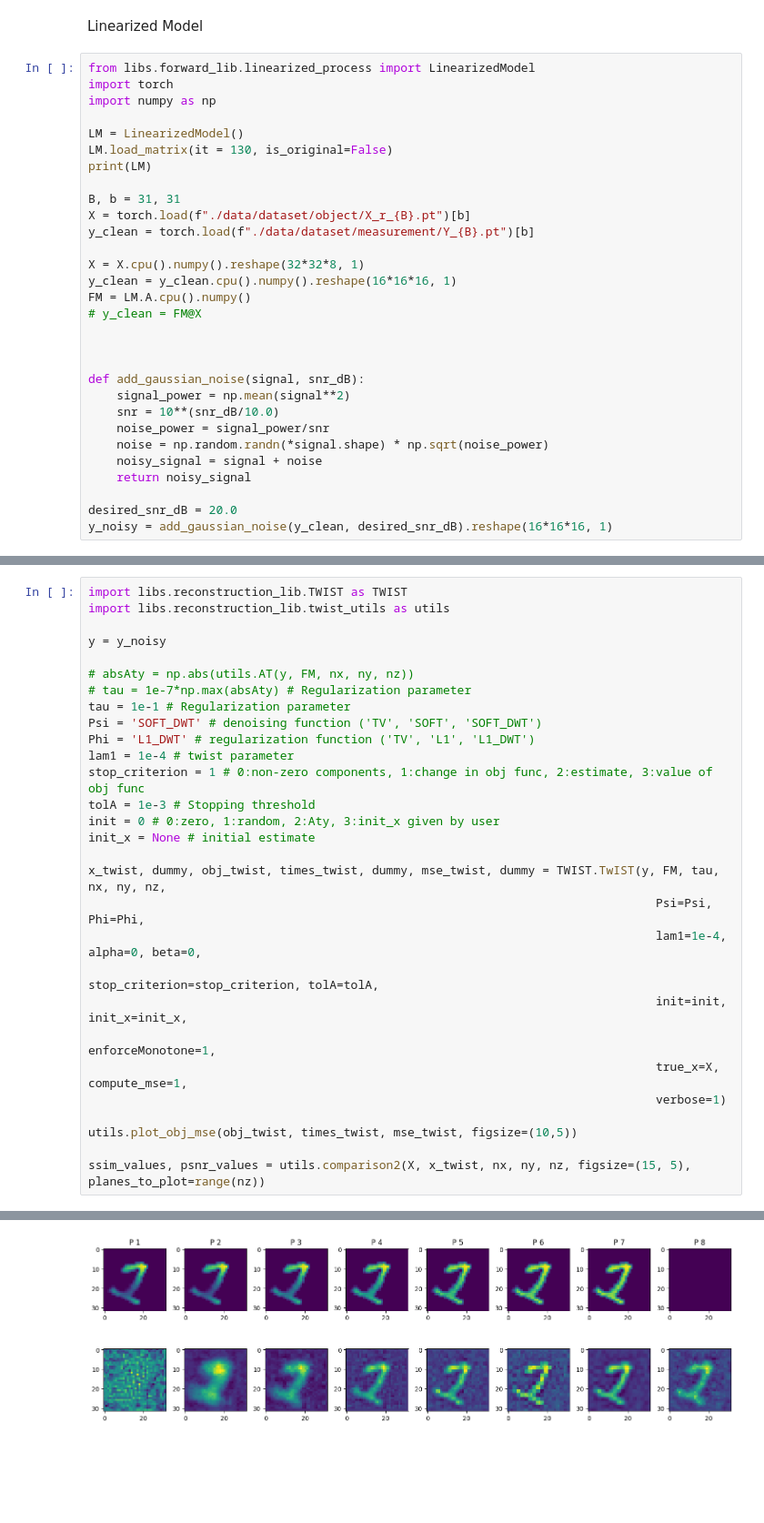
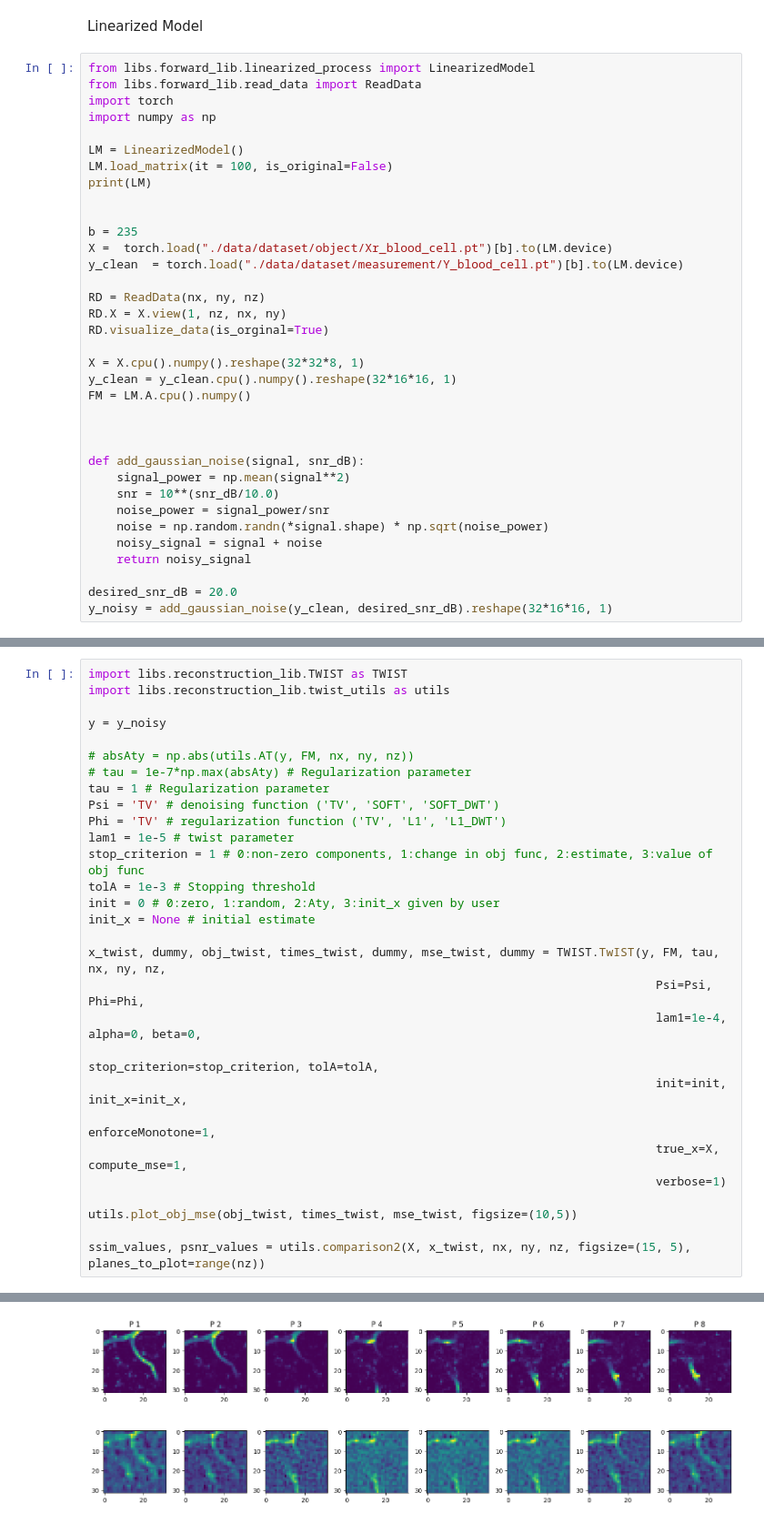
Before and after one commit to sanjith1999/FRIS, a Jupyter notebook: twist_demo.ipynb, the cells around one changed output, grey strips where cells are left out. Shown at 91% size. Drawn from its saved outputs; the diff is of its cells as text; blank space fills up the shorter version.

```diff
--- a/twist_demo.ipynb
+++ b/twist_demo.ipynb
@@ -8,21 +8,26 @@ dd_factor               = 2                             # Detector Downsampling
 Linearized Model
 # %%
 from libs.forward_lib.linearized_process import LinearizedModel
+from libs.forward_lib.read_data import ReadData
 import torch
 import numpy as np
 
 LM = LinearizedModel()
-LM.load_matrix(it = 130, is_original=False)
+LM.load_matrix(it = 100, is_original=False)
 print(LM)
 
-B, b = 31, 31
-X = torch.load(f"./data/dataset/object/X_r_{B}.pt")[b]
-y_clean = torch.load(f"./data/dataset/measurement/Y_{B}.pt")[b]
+
+b = 235
+X =  torch.load("./data/dataset/object/Xr_blood_cell.pt")[b].to(LM.device)
+y_clean  = torch.load("./data/dataset/measurement/Y_blood_cell.pt")[b].to(LM.device)
+
+RD = ReadData(nx, ny, nz)
+RD.X = X.view(1, nz, nx, ny)
+RD.visualize_data(is_orginal=True)
 
 X = X.cpu().numpy().reshape(32*32*8, 1)
-y_clean = y_clean.cpu().numpy().reshape(16*16*16, 1)
+y_clean = y_clean.cpu().numpy().reshape(32*16*16, 1)
 FM = LM.A.cpu().numpy()
-# y_clean = FM@X
 
 
 
@@ -35,7 +40,7 @@ def add_gaussian_noise(signal, snr_dB):
     return noisy_signal
 
 desired_snr_dB = 20.0
-y_noisy = add_gaussian_noise(y_clean, desired_snr_dB).reshape(16*16*16, 1)
+y_noisy = add_gaussian_noise(y_clean, desired_snr_dB).reshape(32*16*16, 1)
 # %% [output]
 Linearized Model Specifications
 ----------------------------------------------
@@ -74,10 +70,10 @@ y = y_noisy
 
 # absAty = np.abs(utils.AT(y, FM, nx, ny, nz))
 # tau = 1e-7*np.max(absAty) # Regularization parameter
-tau = 1e-1 # Regularization parameter
-Psi = 'SOFT_DWT' # denoising function ('TV', 'SOFT', 'SOFT_DWT')
-Phi = 'L1_DWT' # regularization function ('TV', 'L1', 'L1_DWT')
-lam1 = 1e-4 # twist parameter
+tau = 1 # Regularization parameter
+Psi = 'TV' # denoising function ('TV', 'SOFT', 'SOFT_DWT')
+Phi = 'TV' # regularization function ('TV', 'L1', 'L1_DWT')
+lam1 = 1e-5 # twist parameter
 stop_criterion = 1 # 0:non-zero components, 1:change in obj func, 2:estimate, 3:value of obj func
 tolA = 1e-3 # Stopping threshold
 init = 0 # 0:zero, 1:random, 2:Aty, 3:init_x given by user
@@ -119 +115 @@ MSE Loss: 5.9077e-03
-[figure, old version]
+[figure, new version]
```
Also changed, not shown: parts of 7 cells of this notebook.
